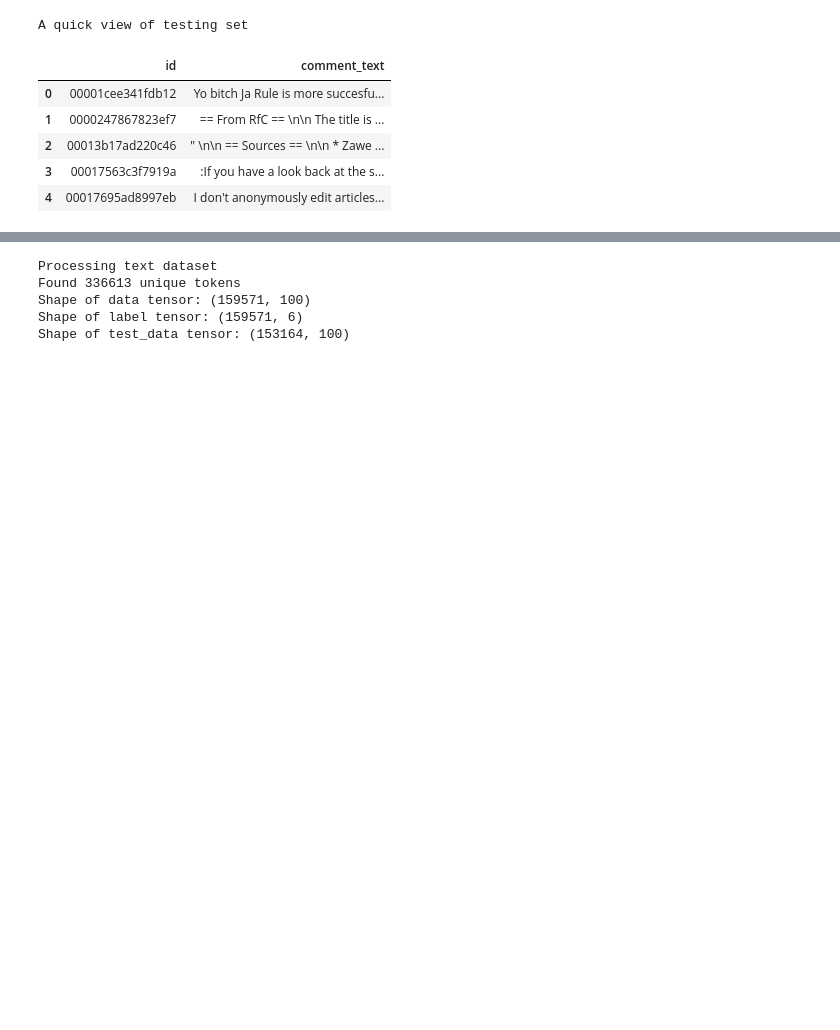
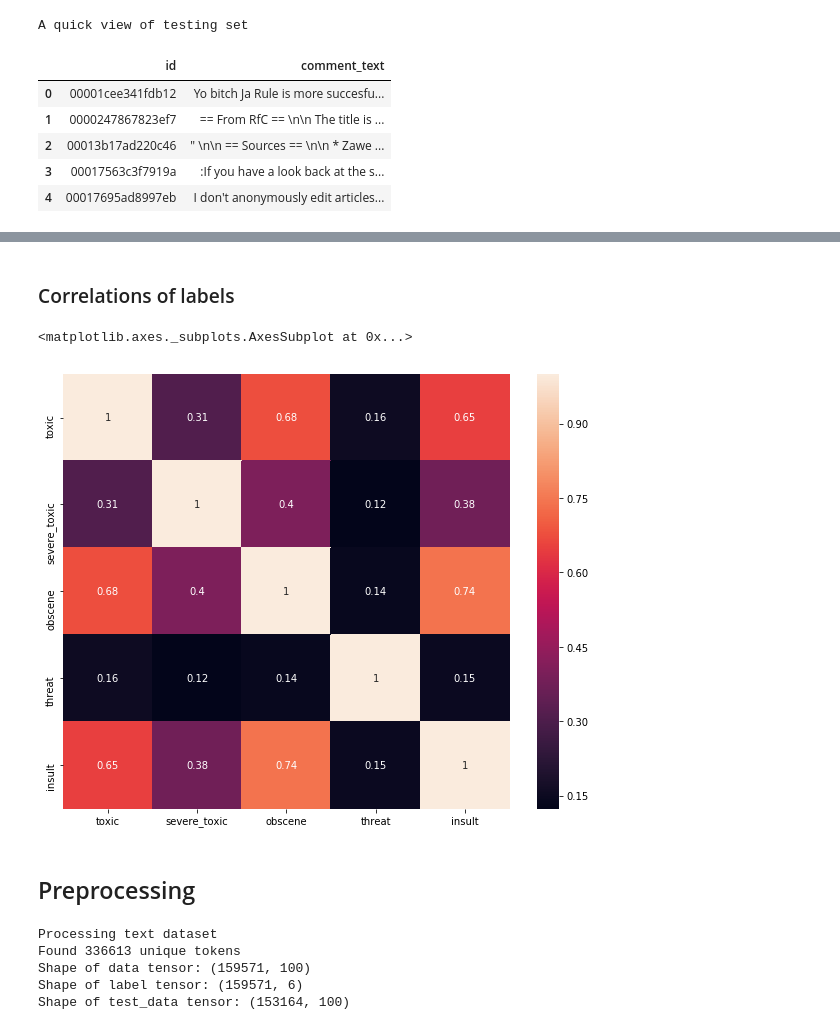
Before and after one commit to IKMLab/sentence_classification_tutorial, a Jupyter notebook: toxic_tutorial.ipynb, the cells around one changed output, grey strips where cells are left out. Cells and saved outputs as stored; diff of their text form; code cells hidden in the pictures; blank space fills up the shorter version.

```diff
--- a/toxic_tutorial.ipynb
+++ b/toxic_tutorial.ipynb
@@ -64,3 +89,17 @@ A quick view of testing set
+# %% [markdown]
+### Correlations of labels
+# %%
+temp_df=train_df.iloc[:,2:-1]
+corr=temp_df.corr()
+plt.figure(figsize=(10,8))
+sns.heatmap(corr,
+            xticklabels=corr.columns.values,
+            yticklabels=corr.columns.values, annot=True)
+# %% [output]
+<matplotlib.axes._subplots.AxesSubplot at 0x...>
+[figure, added]
+# %% [markdown]
+## Preprocessing
 # %%
 ########################################
 ## Text pre-processing and cleaning
```
Also changed, not shown: parts of 8 cells of this notebook.
